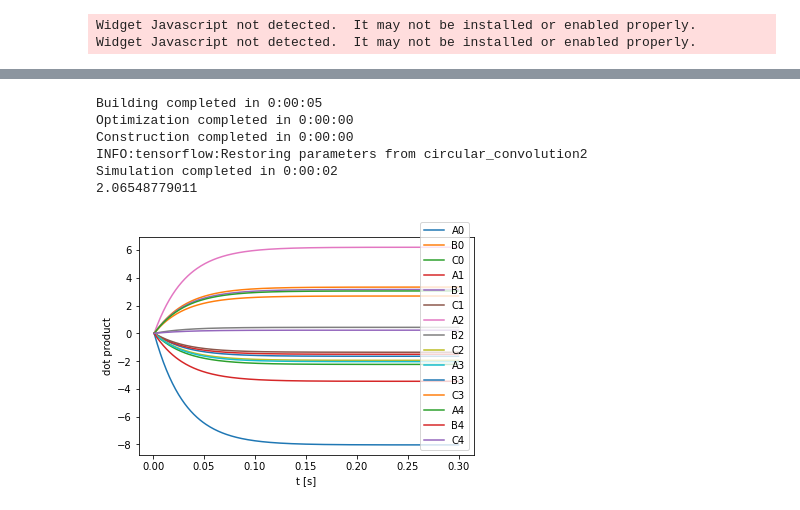
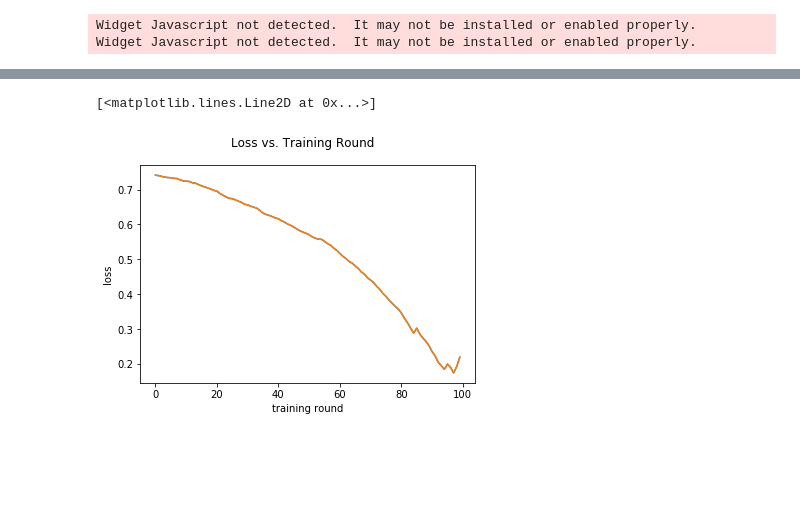
Before and after one commit to nengo/nengo-dl, a Jupyter notebook: docs/examples/CircularConvolution-Optimized-ReLU.ipynb, the cells around one changed output, grey strips where cells are left out. Saved outputs shown, nothing was run; the diff lists cells and outputs as text; code cells hidden in the pictures; blank space fills up the shorter version.

```diff
--- a/docs/examples/CircularConvolution-Optimized-ReLU.ipynb
+++ b/docs/examples/CircularConvolution-Optimized-ReLU.ipynb
@@ -131,25 +179,15 @@ Simulation completed in 0:00:06
+# %%
+plt.figure()
+plt.plot(losses)
+plt.xlabel('training round')
+plt.ylabel('loss')
+plt.suptitle('Loss vs. Training Round')
+plt.plot(losses)
+# %% [output]
+[<matplotlib.lines.Line2D at 0x...>]
+[figure, added]
 # %%
 output = sim.data[out]
-# %%
-with nengo_dl.Simulator(model) as sim:
-    sim.load_params('circular_convolution2')
-    sim.run(0.3)
-    print(sim.loss(test_input_feed, test_output_feed, objective_cosine))
-# %% [output]
-Building completed in 0:00:05
-Optimization completed in 0:00:00
-Construction completed in 0:00:00
-INFO:tensorflow:Restoring parameters from circular_convolution2
-Simulation completed in 0:00:02
-2.06548779011
-# %%
-plt.figure()
-plt.plot(sim.trange(), nengo.spa.similarity(sim.data[out], vocab))
-plt.legend(vocab.keys, loc=4)
-plt.xlabel("t [s]")
-plt.ylabel("dot product");
-# %% [output]
-[figure, removed]
 # %%
 plt.figure()
 plt.plot(sim.trange(), nengo.spa.similarity(output[0], vocab))
```
Also changed, not shown: parts of 6 cells of this notebook, 1 other file.
